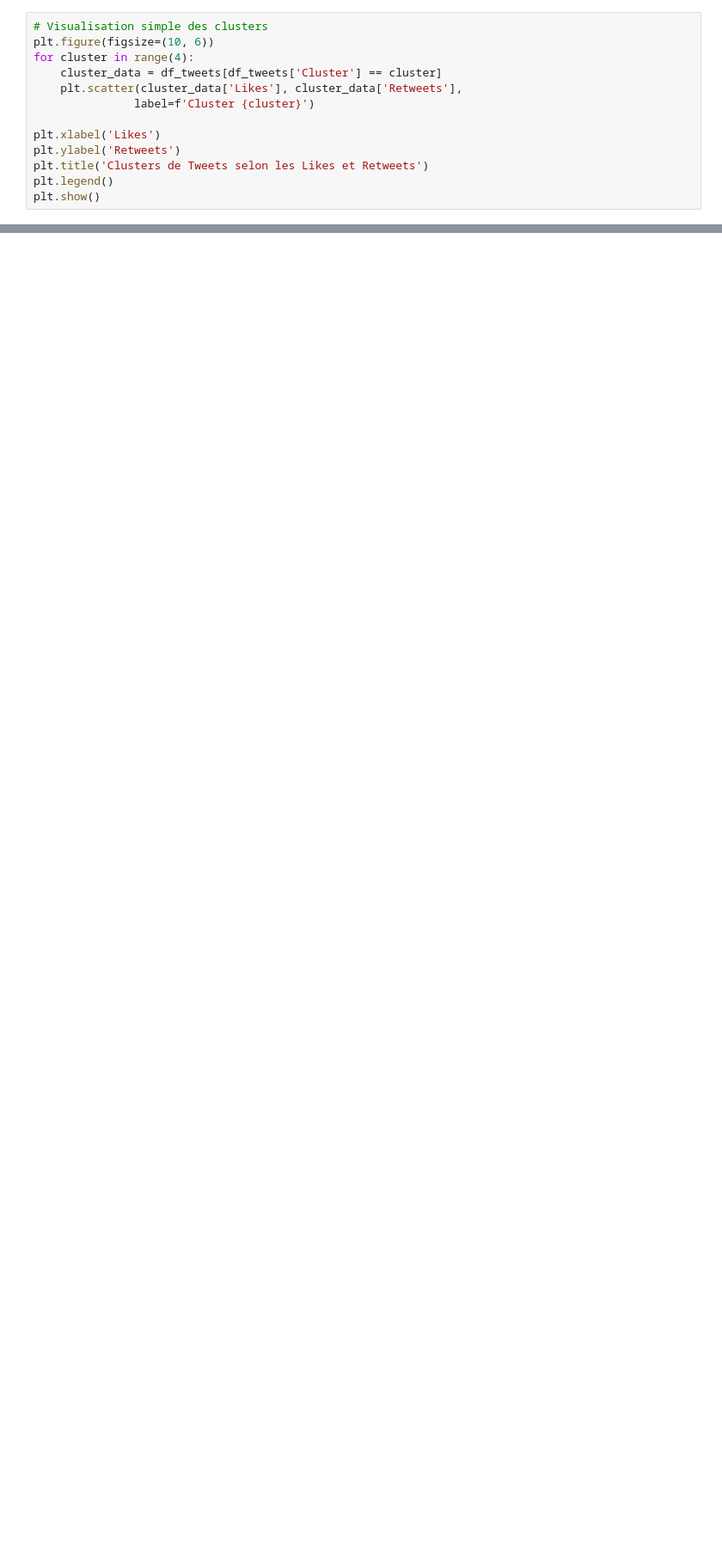
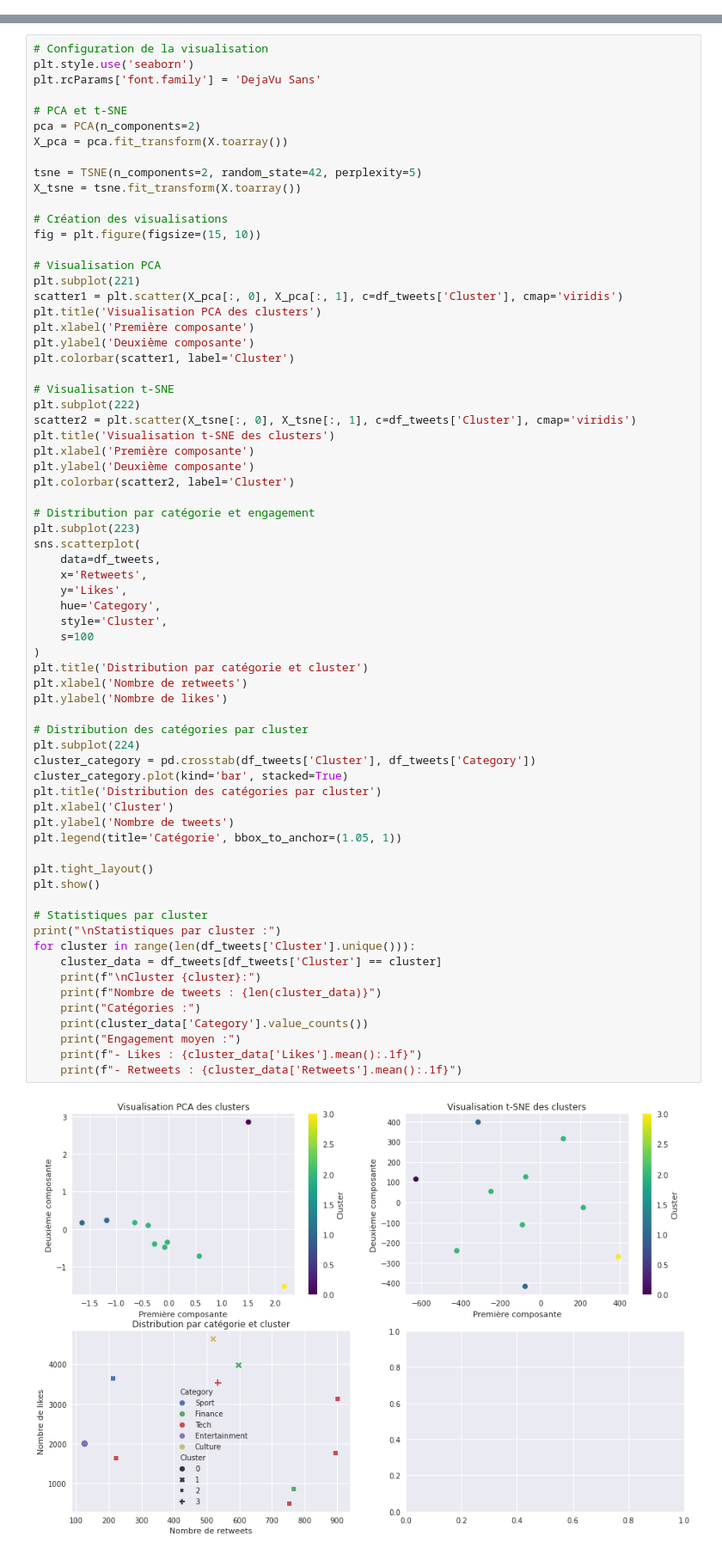
Before and after one commit to Locinone/hackathon-ipssi-mia-web, a Jupyter notebook: ai/notebook/recommandation.ipynb, the cells around one changed output, grey strips where cells are left out. Shown: that part at 86% size. Saved outputs shown, nothing was run; the diff lists cells and outputs as text; blank space fills up the shorter version.

Commit message:
recommadation tweets

```diff
--- a/ai/notebook/recommandation.ipynb
+++ b/ai/notebook/recommandation.ipynb
@@ -209,13 +211,0 @@ Netflix sort une nouvelle série demain, hâte de voir ça ! #Netflix #Streaming
-# %%
-# Visualisation simple des clusters
-plt.figure(figsize=(10, 6))
-for cluster in range(4):
-    cluster_data = df_tweets[df_tweets['Cluster'] == cluster]
-    plt.scatter(cluster_data['Likes'], cluster_data['Retweets'],
-               label=f'Cluster {cluster}')
-
-plt.xlabel('Likes')
-plt.ylabel('Retweets')
-plt.title('Clusters de Tweets selon les Likes et Retweets')
-plt.legend()
-plt.show()
@@ -223,0 +288,70 @@ plt.show()
+# %%
+# Configuration de la visualisation
+plt.style.use('seaborn')
+plt.rcParams['font.family'] = 'DejaVu Sans'
+
+# PCA et t-SNE
+pca = PCA(n_components=2)
+X_pca = pca.fit_transform(X.toarray())
+
+tsne = TSNE(n_components=2, random_state=42, perplexity=5)
+X_tsne = tsne.fit_transform(X.toarray())
+
+# Création des visualisations
+fig = plt.figure(figsize=(15, 10))
+
+# Visualisation PCA
+plt.subplot(221)
+scatter1 = plt.scatter(X_pca[:, 0], X_pca[:, 1], c=df_tweets['Cluster'], cmap='viridis')
+plt.title('Visualisation PCA des clusters')
+plt.xlabel('Première composante')
+plt.ylabel('Deuxième composante')
+plt.colorbar(scatter1, label='Cluster')
+
+# Visualisation t-SNE
+plt.subplot(222)
+scatter2 = plt.scatter(X_tsne[:, 0], X_tsne[:, 1], c=df_tweets['Cluster'], cmap='viridis')
+plt.title('Visualisation t-SNE des clusters')
+plt.xlabel('Première composante')
+plt.ylabel('Deuxième composante')
+plt.colorbar(scatter2, label='Cluster')
+
+# Distribution par catégorie et engagement
+plt.subplot(223)
+sns.scatterplot(
+    data=df_tweets,
+    x='Retweets',
+    y='Likes',
+    hue='Category',
+    style='Cluster',
+    s=100
+)
+plt.title('Distribution par catégorie et cluster')
+plt.xlabel('Nombre de retweets')
+plt.ylabel('Nombre de likes')
+
+# Distribution des catégories par cluster
+plt.subplot(224)
+cluster_category = pd.crosstab(df_tweets['Cluster'], df_tweets['Category'])
+cluster_category.plot(kind='bar', stacked=True)
+plt.title('Distribution des catégories par cluster')
+plt.xlabel('Cluster')
+plt.ylabel('Nombre de tweets')
+plt.legend(title='Catégorie', bbox_to_anchor=(1.05, 1))
+
+plt.tight_layout()
+plt.show()
+
+# Statistiques par cluster
+print("\nStatistiques par cluster :")
+for cluster in range(len(df_tweets['Cluster'].unique())):
+    cluster_data = df_tweets[df_tweets['Cluster'] == cluster]
+    print(f"\nCluster {cluster}:")
+    print(f"Nombre de tweets : {len(cluster_data)}")
+    print("Catégories :")
+    print(cluster_data['Category'].value_counts())
+    print("Engagement moyen :")
+    print(f"- Likes : {cluster_data['Likes'].mean():.1f}")
+    print(f"- Retweets : {cluster_data['Retweets'].mean():.1f}")
+# %% [output]
+[figure, added]
```
Also changed, not shown: parts of 26 cells of this notebook, 1 other file.
